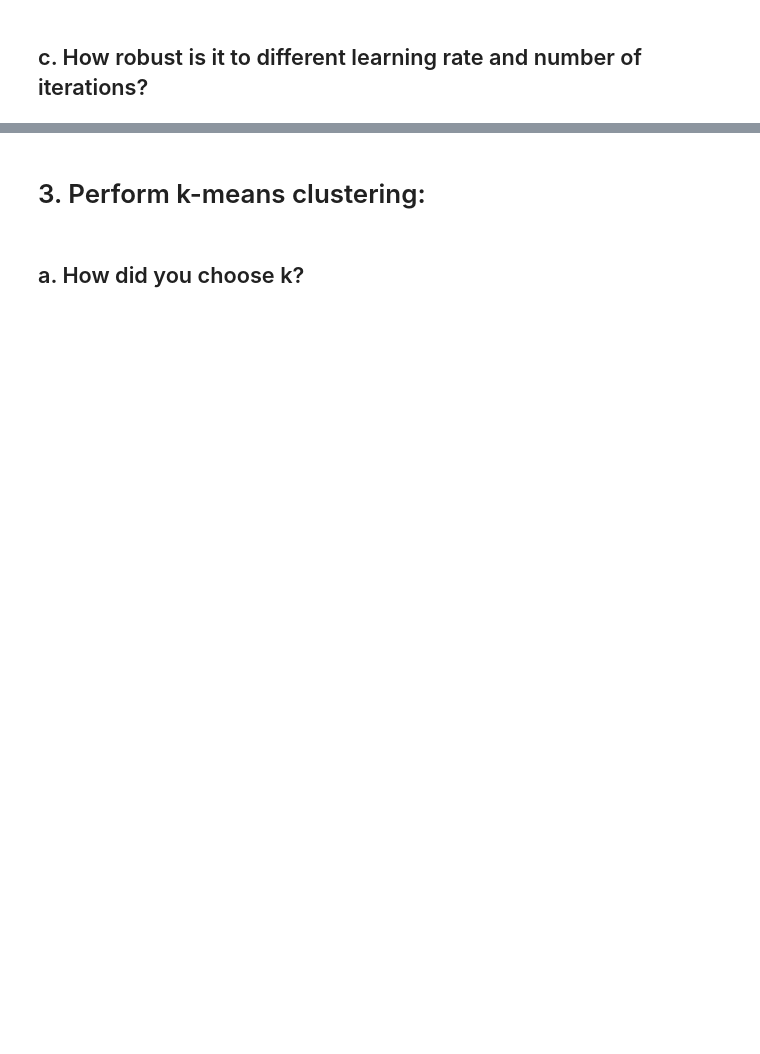
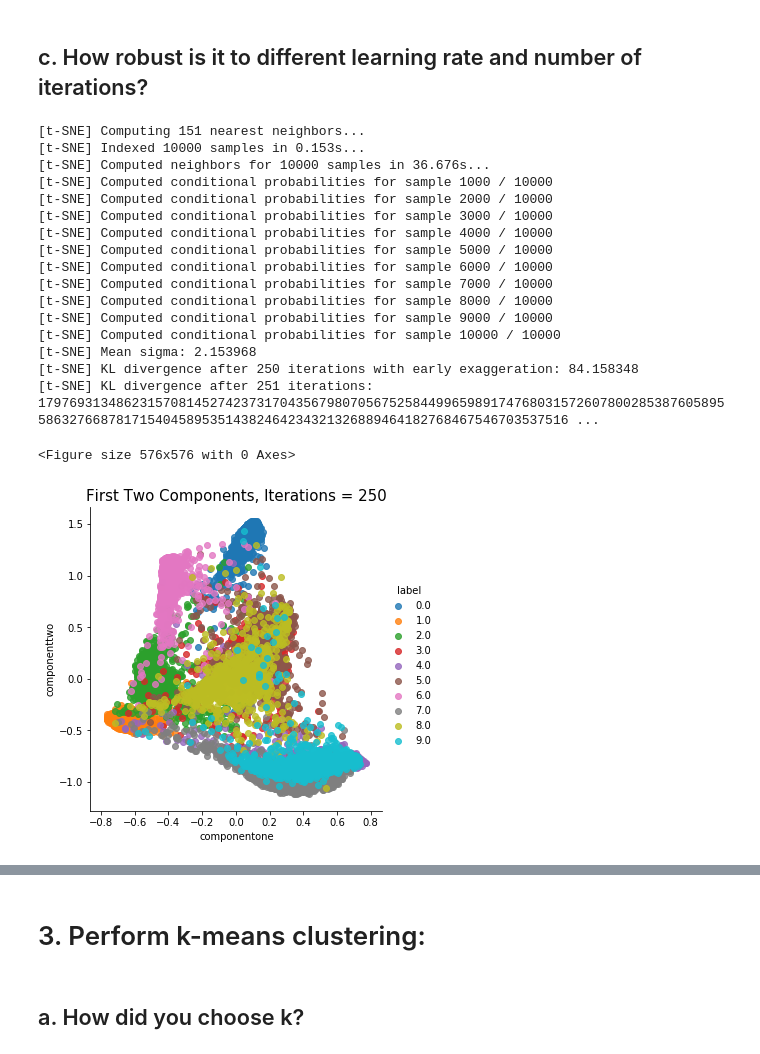
Before and after one commit to hanselringger/Econ213HW, a Jupyter notebook: Homework 5.ipynb, the cells around one changed output, grey strips where cells are left out. Cells and saved outputs as stored; diff of their text form; code cells hidden in the pictures; blank space fills up the shorter version.

```diff
--- a/Homework 5.ipynb
+++ b/Homework 5.ipynb
@@ -194,5 +238,46 @@ tsnereducer(50,200,1000)
 # %% [markdown]
 ## c. How robust is it to different learning rate and number of iterations?
+# %%
+y= mnist.target
+def tsnereducer2(perp1, lr, stepnum):
+    #setting number of components equal to the number needed to retain 95% of information
+    pca = PCA(n_components=154)
+    reduced_image = pca.fit_transform(X)
+
+    #get random sample of images
+    imageselections = np.arange(70000)
+    np.random.shuffle(imageselections)
+    randomsample = 10000
+
+    #setting up t-sne plot
+    tsne = TSNE(n_components=2,  verbose=1, perplexity=perp1,  learning_rate=lr, n_iter=stepnum)
+    tsneoutcome = tsne.fit_transform(reduced_image[imageselections[:randomsample],:])
+    tsnedf = pd.DataFrame(tsneoutcome, columns=['componentone', 'componenttwo'])
+    tsnedf['label'] = y[imageselections[:randomsample]]
+
+    #plotting
+    plt.figure(figsize=(8,8))
+    sns.lmplot(x='componentone', y='componenttwo', data=tsnedf, hue='label', fit_reg=False)
+    plt.title("First Two Components, Iterations = %i" %stepnum, fontsize=15)
 # %%
-tsnereducer(50,200,100)
+tsnereducer2(50,200,250)
+# %% [output]
+[t-SNE] Computing 151 nearest neighbors...
+[t-SNE] Indexed 10000 samples in 0.153s...
+[t-SNE] Computed neighbors for 10000 samples in 36.676s...
+[t-SNE] Computed conditional probabilities for sample 1000 / 10000
+[t-SNE] Computed conditional probabilities for sample 2000 / 10000
+[t-SNE] Computed conditional probabilities for sample 3000 / 10000
+[t-SNE] Computed conditional probabilities for sample 4000 / 10000
+[t-SNE] Computed conditional probabilities for sample 5000 / 10000
+[t-SNE] Computed conditional probabilities for sample 6000 / 10000
+[t-SNE] Computed conditional probabilities for sample 7000 / 10000
+[t-SNE] Computed conditional probabilities for sample 8000 / 10000
+[t-SNE] Computed conditional probabilities for sample 9000 / 10000
+[t-SNE] Computed conditional probabilities for sample 10000 / 10000
+[t-SNE] Mean sigma: 2.153968
+[t-SNE] KL divergence after 250 iterations with early exaggeration: 84.158348
+[t-SNE] KL divergence after 251 iterations: 179769313486231570814527423731704356798070567525844996598917476803157260780028538760589558632766878171540458953514382464234321326889464182768467546703537516 ...
+<Figure size 576x576 with 0 Axes>
+[figure, added]
 # %%
```
Also changed, not shown: parts of 30 cells of this notebook.
